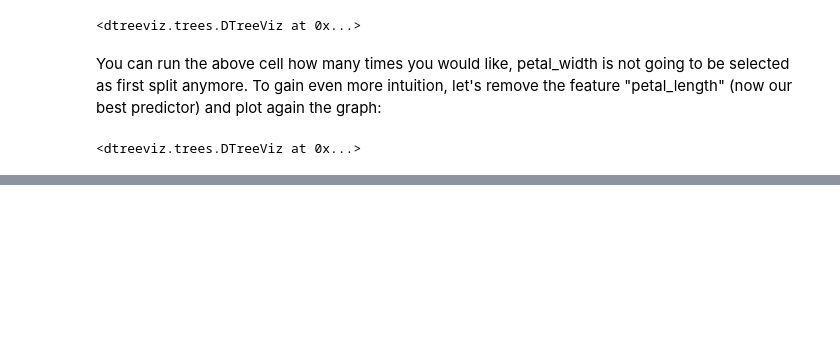
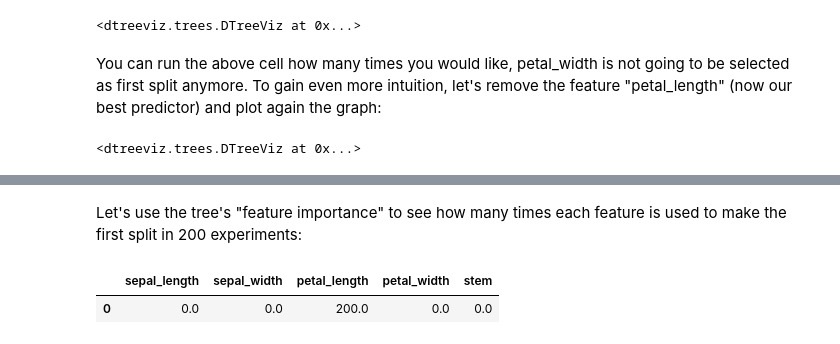
Before and after one commit to benjamin-du/all_things_trees, a Jupyter notebook: 1. Understand_how_trees_work_visually_the_split_mechanism.ipynb, the cells around one changed output, grey strips where cells are left out. Cells and saved outputs as stored; diff of their text form; code cells hidden in the pictures; blank space fills up the shorter version.

```diff
--- a/1. Understand_how_trees_work_visually_the_split_mechanism.ipynb
+++ b/1. Understand_how_trees_work_visually_the_split_mechanism.ipynb
@@ -81,0 +100,19 @@ If you run the above cell multiple times, you will see that either petal_length
+# %%
+X_train = iris_df.iloc[:, :4]
+y_train = iris_df['species']
+
+def compute_and_print_feature_importance(X_train, y_train, max_depth=1, min_samples_leaf=1, criterion=None):
+    feat_imp = []
+    for i in range(200):
+        if not criterion:
+            criterion = np.random.choice(["gini", "entropy"])
+        clas = tree.DecisionTreeClassifier(max_depth=max_depth,
+                                            min_samples_leaf=min_samples_leaf,
+                                        criterion=criterion)
+        clas.fit(X_train.values, y_train)
+        feat_imp.append(clas.tree_.compute_feature_importances())
+
+    return pd.DataFrame([np.array(feat_imp).sum(axis=0)], columns=X_train.columns.tolist())
+
+
+compute_and_print_feature_importance(X_train, y_train)
@@ -286,0 +214,10 @@ In the end, petal width and petal lenght are enough to robustly classify those f
+# %% [markdown]
+Let's use the tree's "feature importance" to see how many times each feature is used to make the first split in 200 experiments:
+# %%
+X_train = edelweisses_df.iloc[:, :5]
+y_train = edelweisses_df['species']
+
+compute_and_print_feature_importance(X_train, y_train)
+# %% [output]
+|  | sepal_length | sepal_width | petal_length | petal_width | stem |
+| 0 | 0.0 | 0.0 | 200.0 | 0.0 | 0.0 |
```
Also changed, not shown: parts of 65 cells of this notebook.
